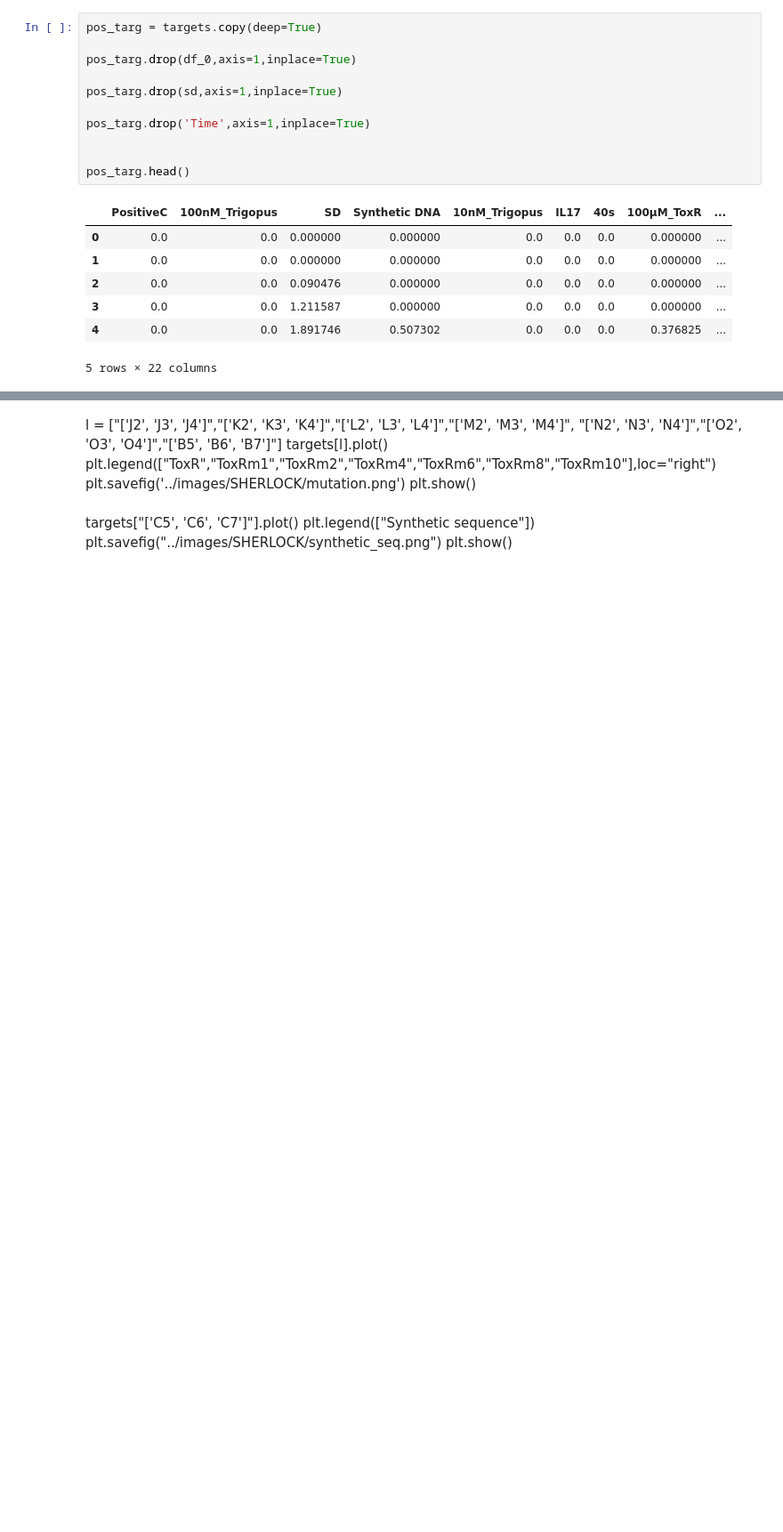
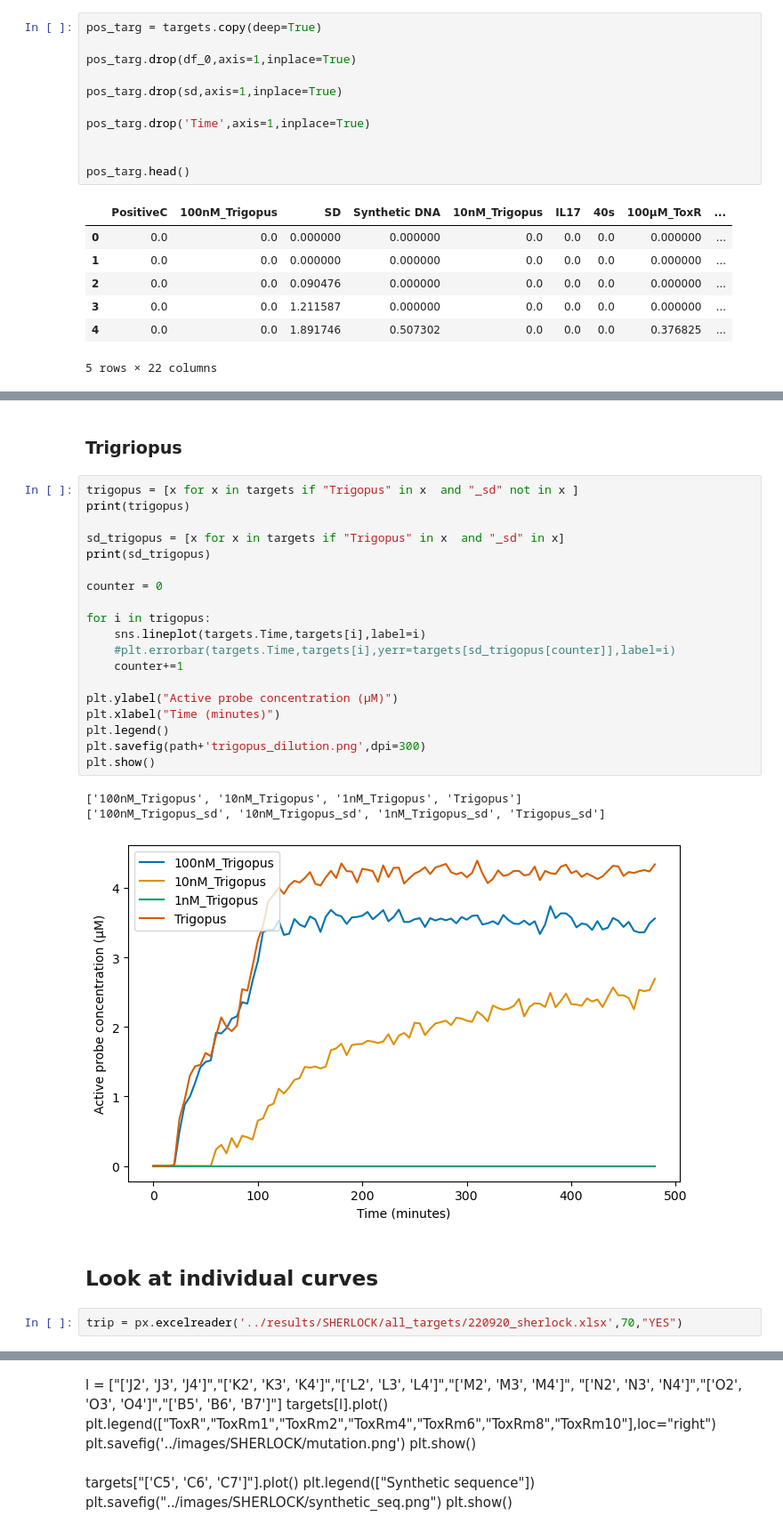
Before and after one commit to NessLfy/iGEM, a Jupyter notebook: scripts/SHERLOCK_all_targets.ipynb, the cells around one changed output, grey strips where cells are left out. Shown at 89% size. Drawn from its saved outputs; the diff is of its cells as text; blank space fills up the shorter version.

```diff
--- a/scripts/SHERLOCK_all_targets.ipynb
+++ b/scripts/SHERLOCK_all_targets.ipynb
@@ -154,0 +220,29 @@ plt.show()
+# %% [markdown]
+### Trigriopus
+# %%
+trigopus = [x for x in targets if "Trigopus" in x  and "_sd" not in x ]
+print(trigopus)
+
+sd_trigopus = [x for x in targets if "Trigopus" in x  and "_sd" in x]
+print(sd_trigopus)
+
+counter = 0
+
+for i in trigopus:
+    sns.lineplot(targets.Time,targets[i],label=i)
+    #plt.errorbar(targets.Time,targets[i],yerr=targets[sd_trigopus[counter]],label=i)
+    counter+=1
+
+plt.ylabel("Active probe concentration (µM)")
+plt.xlabel("Time (minutes)")
+plt.legend()
+plt.savefig(path+'trigopus_dilution.png',dpi=300)
+plt.show()
+# %% [output]
+['100nM_Trigopus', '10nM_Trigopus', '1nM_Trigopus', 'Trigopus']
+['100nM_Trigopus_sd', '10nM_Trigopus_sd', '1nM_Trigopus_sd', 'Trigopus_sd']
+[figure, added]
+# %% [markdown]
+## Look at individual curves
+# %%
+trip = px.excelreader('../results/SHERLOCK/all_targets/220920_sherlock.xlsx',70,"YES")
```
Also changed, not shown: parts of 15 cells of this notebook, 18 other files.
